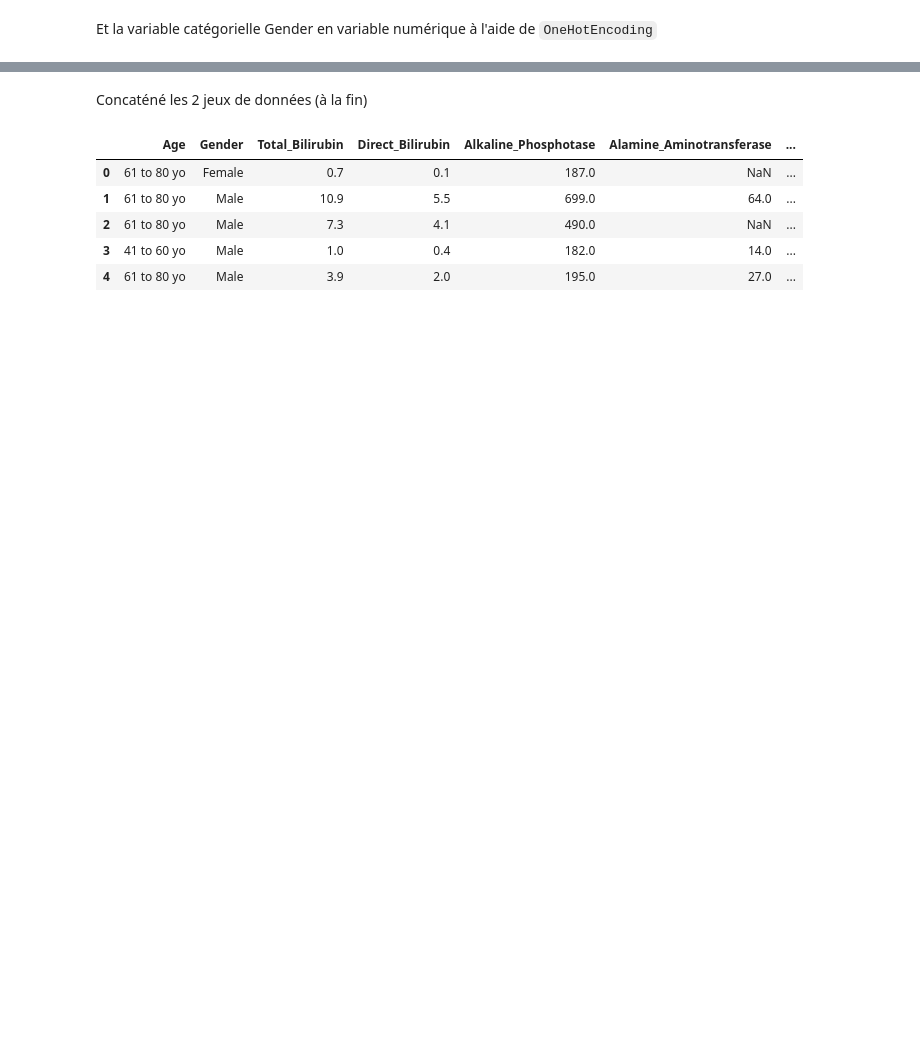
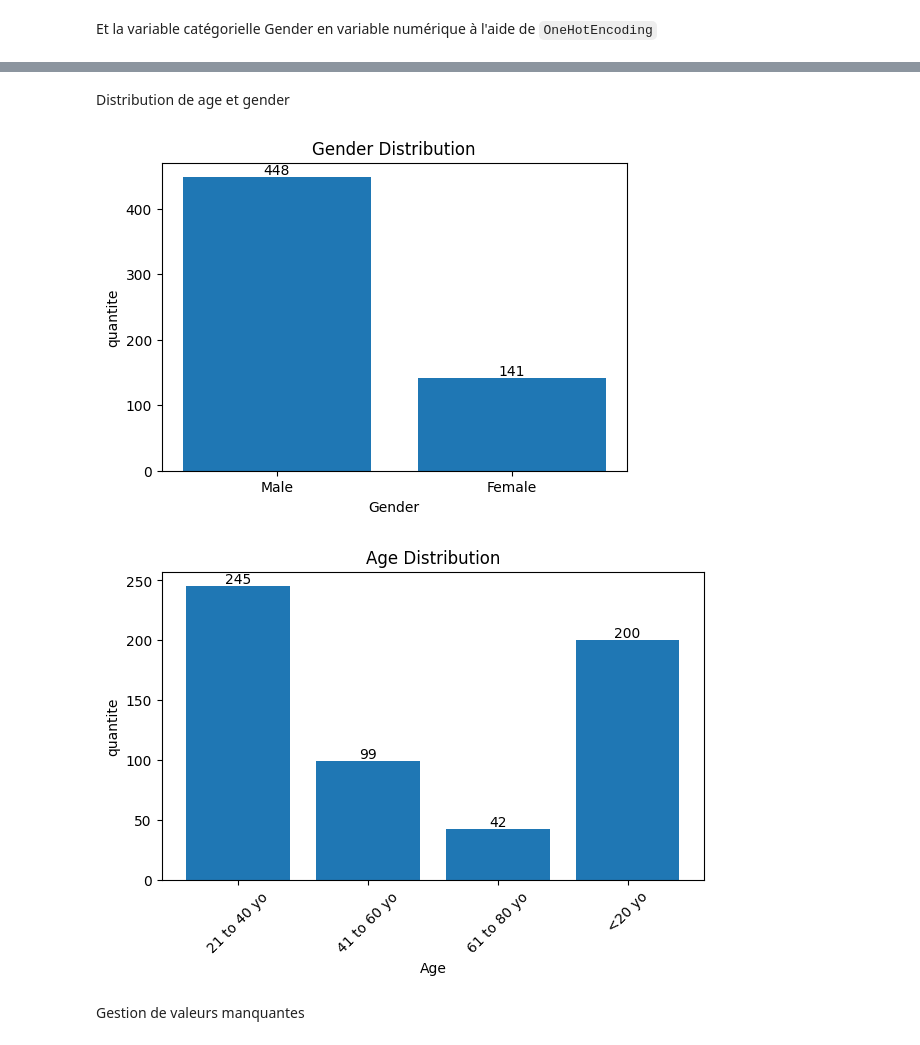
Before and after one commit to LuccasRN/projectEpidemiologie, a Jupyter notebook: project.ipynb, the cells around one changed output, grey strips where cells are left out. Saved outputs shown, nothing was run; the diff lists cells and outputs as text; code cells hidden in the pictures; blank space fills up the shorter version.

```diff
--- a/project.ipynb
+++ b/project.ipynb
@@ -89,0 +130,11 @@ consistency.value_counts()
+# %%
+# Vérifier les doublons
+print("Nombre de doublons :", df_combined.duplicated().sum())
+
+# Afficher les lignes doublées
+print(df_combined[df_combined.duplicated()])
+
+# Retirer les doublons
+df_combined = df_combined.drop_duplicates()
+
+print("Nombre de lignes après nettoyage :", len(df_combined))
@@ -92,3 +161,3 @@ apres revison on decide d'effacer les colonnes Albumin et Total_protein
 # %%
-df_combined = df_combined.drop(columns=['Albumin', 'Total_protein'], errors='ignore')
+df_combined = df_combined.drop(columns=['Albumin', 'Total_Proteins'], errors='ignore')
 df_combined.head()
@@ -115,4 +206,5 @@ Convertir la variable catégorielle Age en variable numérique à l'aide de `Lab
 le = LabelEncoder()
 df_label_encoded = df.copy()
 df_label_encoded['Age'] = le.fit_transform(df_label_encoded['Age'])
-df_label_encoded.head()
+df=df_label_encoded
+df
@@ -120,4 +226,5 @@ df_label_encoded.head()
 Et la variable catégorielle Gender en variable numérique à l'aide de `OneHotEncoding`
 # %%
 df_encoded = pd.get_dummies(df, columns=['Gender'], drop_first=False)
-df_encoded.head()
+df = df_encoded
+df
@@ -124,12 +245,47 @@ df_encoded.head()
-# %% [markdown]
-Concaténé les 2 jeux de données (à la fin)
-# %%
-df_combined = pd.concat([df_h1,df_h2])
-df_combined.head()
-# %% [output]
-|  | Age | Gender | Total_Bilirubin | Direct_Bilirubin | Alkaline_Phosphotase | Alamine_Aminotransferase | ... |
-| 0 | 61 to 80 yo | Female | 0.7 | 0.1 | 187.0 | NaN | ... |
-| 1 | 61 to 80 yo | Male | 10.9 | 5.5 | 699.0 | 64.0 | ... |
-| 2 | 61 to 80 yo | Male | 7.3 | 4.1 | 490.0 | NaN | ... |
-| 3 | 41 to 60 yo | Male | 1.0 | 0.4 | 182.0 | 14.0 | ... |
-| 4 | 61 to 80 yo | Male | 3.9 | 2.0 | 195.0 | 27.0 | ... |
+# %% [markdown]
+Distribution de age et gender
+# %%
+
+
+gender_series = df.apply(
+    lambda row: "Female" if row["Gender_Female"] else "Male",
+    axis=1
+)
+
+age_mapping = {
+    0: "<20 yo",
+    1: "21 to 40 yo",
+    2: "41 to 60 yo",
+    3: "61 to 80 yo"
+}
+age_group_series = df["Age"].map(age_mapping)
+
+gender_counts = gender_series.value_counts()
+
+plt.figure(figsize=(6,4))
+plt.bar(gender_counts.index, gender_counts.values)
+for i, v in enumerate(gender_counts.values):
+    plt.text(i, v, str(v), ha='center', va='bottom')
+
+plt.title("Gender Distribution")
+plt.xlabel("Gender")
+plt.ylabel("quantite")
+plt.show()
+
+age_counts = age_group_series.value_counts().sort_index()
+
+plt.figure(figsize=(7,4))
+plt.bar(age_counts.index, age_counts.values)
+for i, v in enumerate(age_counts.values):
+    plt.text(i, v, str(v), ha='center', va='bottom')
+
+plt.title("Age Distribution")
+plt.xlabel("Age")
+plt.ylabel("quantite")
+plt.xticks(rotation=45)
+plt.show()
+# %% [output]
+[figure, added]
+[figure, added]
+# %% [markdown]
+Gestion de valeurs manquantes
```
Also changed, not shown: parts of 25 cells of this notebook, 1 other file.
